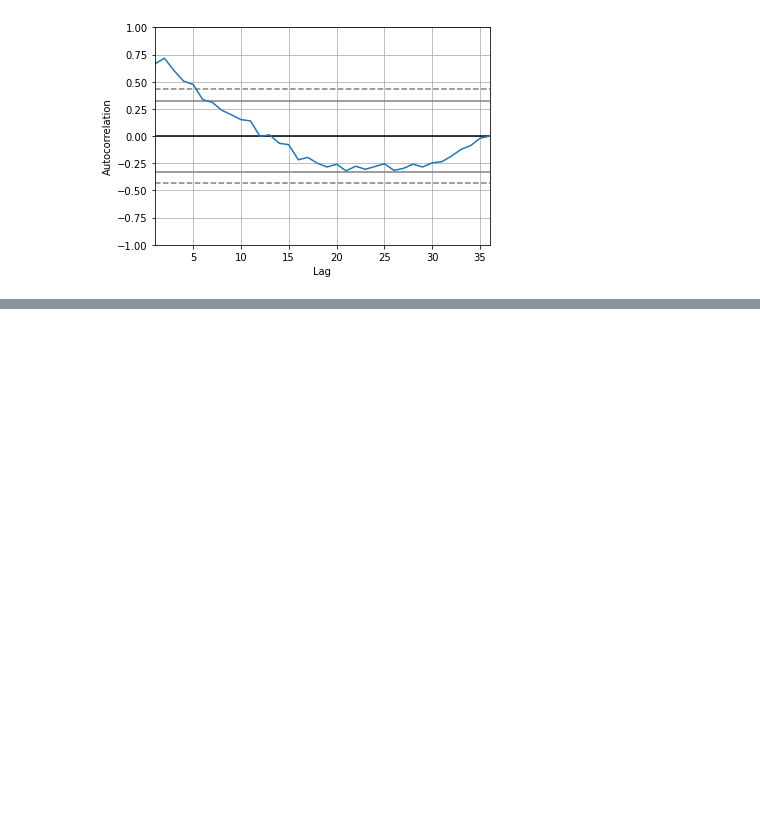
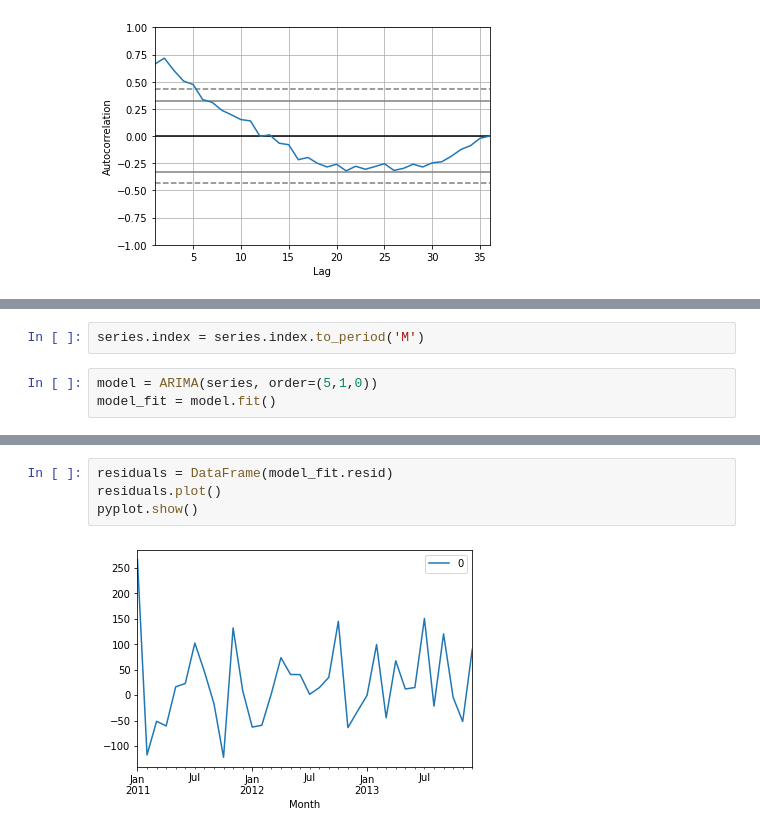
Before and after one commit to wessware/ARIMA_TIME_SERIES_FORECASTING, a Jupyter notebook: arima_test_model.ipynb, the cells around one changed output, grey strips where cells are left out. Saved outputs shown, nothing was run; the diff lists cells and outputs as text; blank space fills up the shorter version.

Commit message:
fitted models

```diff
--- a/arima_test_model.ipynb
+++ b/arima_test_model.ipynb
@@ -33,0 +30,5 @@ ModuleNotFoundError: No module named 'statsmodels'
+# %%
+series.index = series.index.to_period('M')
+# %%
+model = ARIMA(series, order=(5,1,0))
+model_fit = model.fit()
@@ -33,0 +55,6 @@ ModuleNotFoundError: No module named 'statsmodels'
+# %%
+residuals = DataFrame(model_fit.resid)
+residuals.plot()
+pyplot.show()
+# %% [output]
+[figure, added]
```
Also changed, not shown: parts of 10 cells of this notebook.
